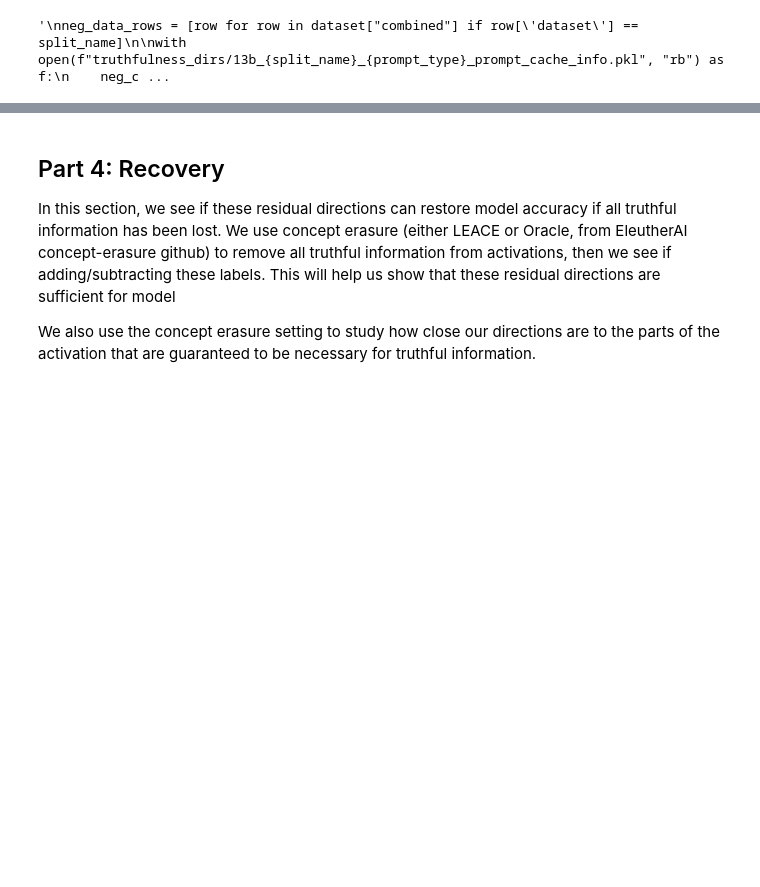
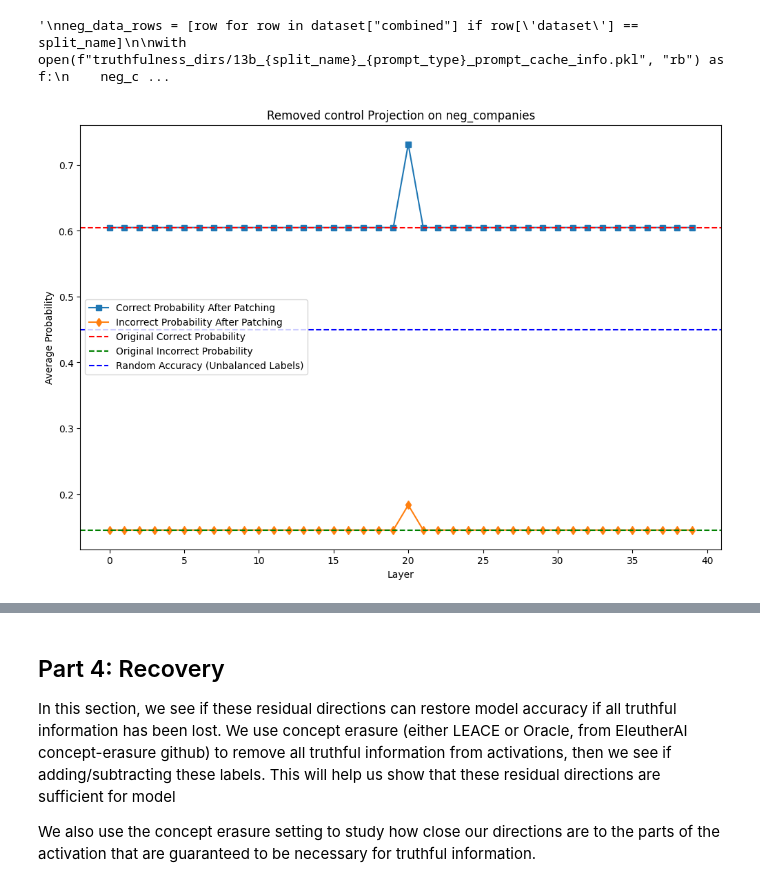
Before and after one commit to magikarp01/rep_control, a Jupyter notebook: rep_testing.ipynb, the cells around one changed output, grey strips where cells are left out. Saved outputs shown, nothing was run; the diff lists cells and outputs as text; code cells hidden in the pictures; blank space fills up the shorter version.

```diff
--- a/rep_testing.ipynb
+++ b/rep_testing.ipynb
@@ -306,17 +306,6 @@ with open(f"truthfulness_dirs/activations_lat_{split_name}_llama13b_chat_truthfu
     lat_dir = pickle.load(f)
 lat_dir[-40] = np.zeros_like(lat_dir[-39])
 lat_dirs = {l: lat_dir[l-n_layers][0] for l in range(n_layers)}
-
-# Concept representations
-with open(f"truthfulness_dirs/llama13b_truthfulness.pkl", "rb") as f:
-    concept_dir = pickle.load(f)
-concept_dir[-40] = np.zeros_like(concept_dir[-39])
-concept_resid_dirs = {l: concept_dir[l-n_layers][0] for l in range(n_layers)}
-
-# Function representations
-with open(f"truthfulness_dirs/pca_directions_llama13b_function.pkl", "rb") as f:
-    function_dir = pickle.load(f)
-function_resid_dirs = {l: function_dir[l-n_layers] for l in range(n_layers)}
 
 with open(f"truthfulness_dirs/13b_{split_name}_short_prompt_modelact.pkl", "rb") as f:
     modelact = pickle.load(f)
@@ -335,13 +324,13 @@ with open(f"truthfulness_dirs/13b_{split_name}_short_prompt_mean_diff.pkl", "rb"
 
 control_resid_dirs = {l: np.ones(shape=(d_model)) for l in range(n_layers)}
 # %%
-direction_names = [f"lat_{split_name}", "concept", f"probe_{split_name}", f"mean_diff_{split_name}", "control"]
+direction_names = [f"lat_{split_name}", f"probe_{split_name}", f"mean_diff_{split_name}", "control"]
 # direction_names = [f"lat_{split_name}", "concept", f"probe_{split_name}", f"mean_diff_short_{split_name}"]
 # direction_names = ["lat", "probe", "probe_ood", "mean_diff", "control"]
 
 # directions = {"lat": lat_dirs, "concept": concept_resid_dirs, "function": function_resid_dirs, "probe": probe_dirs, "probe_ood": probe_ood_dirs, "control": control_resid_dirs}
 # directions = {f"lat_{split_name}": lat_dirs, "concept": concept_resid_dirs, f"probe_{split_name}": probe_dirs, f"mean_diff_short_{split_name}": mean_diff_short_dirs, f"mean_diff_honest_{split_name}": mean_diff_honest_dirs}
-directions = {f"lat_{split_name}": lat_dirs, "concept": concept_resid_dirs, f"probe_{split_name}": probe_dirs, f"mean_diff_{split_name}": mean_diff_short_dirs, "control": control_resid_dirs}
+directions = {f"lat_{split_name}": lat_dirs, f"probe_{split_name}": probe_dirs, f"mean_diff_{split_name}": mean_diff_short_dirs, "control": control_resid_dirs}
 # %%
 """
 # with open(f"truthfulness_dirs/13b_facts_short_prompt_mean_diff.pkl", "rb") as f:
@@ -972,3 +953,13 @@ else:
 removed_caches = {}
 for dir_name in direction_names:
     removed_caches[dir_name] = project_out(cache, directions[dir_name])
+# %%
+# proof that forward code works, access at a random layer
+"""
+test_removal_cache = copy.deepcopy(cache)
+for sample in range(len(test_removal_cache[20].keys())):
+    test_removal_cache[20][sample][0, 2] = np.ones((d_model))*100
+_, patch_probs = test_intervention(test_removal_cache, (test_data_rows if use_test else train_data_rows)[:20], plot=True, plot_title=f"Removed {dir_name} Projection on {split_name}", scale_relative=False)
+"""
+# %% [output]
+[figure, added]
```
Also changed, not shown: parts of 16 cells of this notebook, 3 other files.
